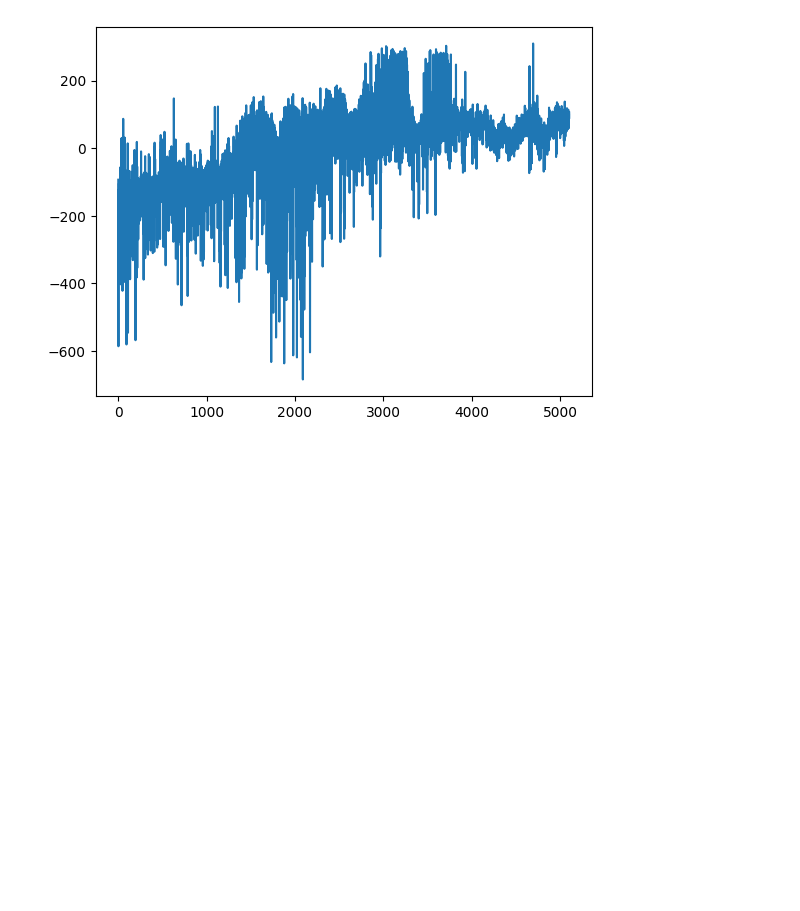
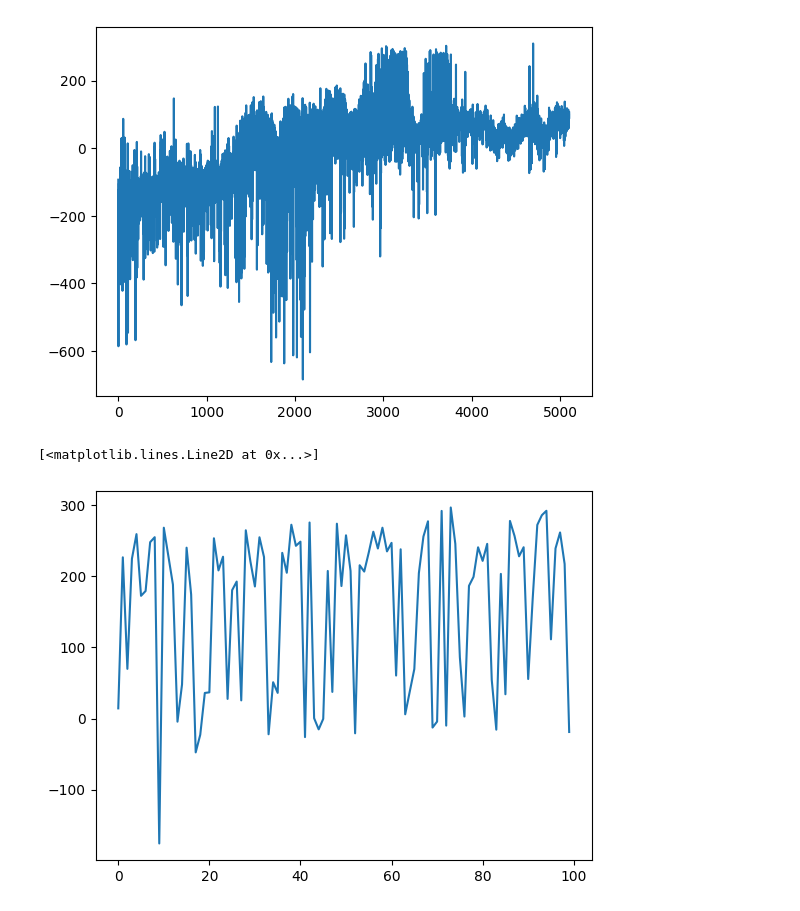
Before and after one commit to zcfabra/notebooks, a Jupyter notebook: vanilla_policy_gradient.ipynb, the cells around one changed output. Saved outputs shown, nothing was run; the diff lists cells and outputs as text; code cells hidden in the pictures; blank space fills up the shorter version.

Commit message:
learns well until ~3000th episode, then reward seems to falloff

```diff
--- a/vanilla_policy_gradient.ipynb
+++ b/vanilla_policy_gradient.ipynb
@@ -94,4 +94,4 @@ learning_rate = 0.002
 batch_size = 64
 gamma = 0.99
 model = VPG(n_actions, n_states, hidden_size, buffer_size, learning_rate, batch_size, gamma)
-# model.agent.load_state_dict(torch.load("chkpt3500.pt"))
+model.agent.load_state_dict(torch.load("./weights/chkpt_1_3000.pt"))
@@ -136,3 +138,26 @@ plt.plot(model.episode_rewards)
 # %% [output]
 [<matplotlib.lines.Line2D at 0x...>]
 [figure]
+# %%
+rewards = []
+model = VPG(n_actions, n_states, hidden_size, buffer_size, learning_rate, batch_size, gamma)
+model.agent.load_state_dict(torch.load("./weights/chkpt_1_3000.pt"))
+env = gym.make("LunarLander-v2", render_mode="human")
+model.agent.eval()
+with torch.no_grad():
+    for ep in range(100):
+        observation, info = env.reset()
+        terminated, truncated = False, False
+        accum = 0
+        while not terminated and not truncated:
+            actions = model.agent(torch.Tensor(observation))
+            chosen_action = Categorical(actions).sample().item()
+            next_observation, reward, terminated, truncated, info = env.step(chosen_action)
+            accum += reward
+            observation = next_observation
+        rewards.append(accum)
+# %%
+plt.plot(rewards)
+# %% [output]
+[<matplotlib.lines.Line2D at 0x...>]
+[figure, added]
```
Also changed, not shown: parts of 1 cell of this notebook.
